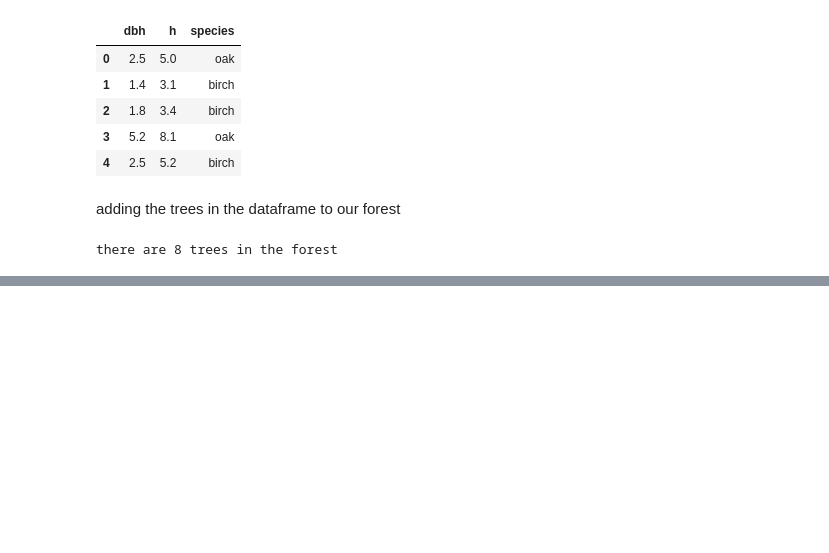
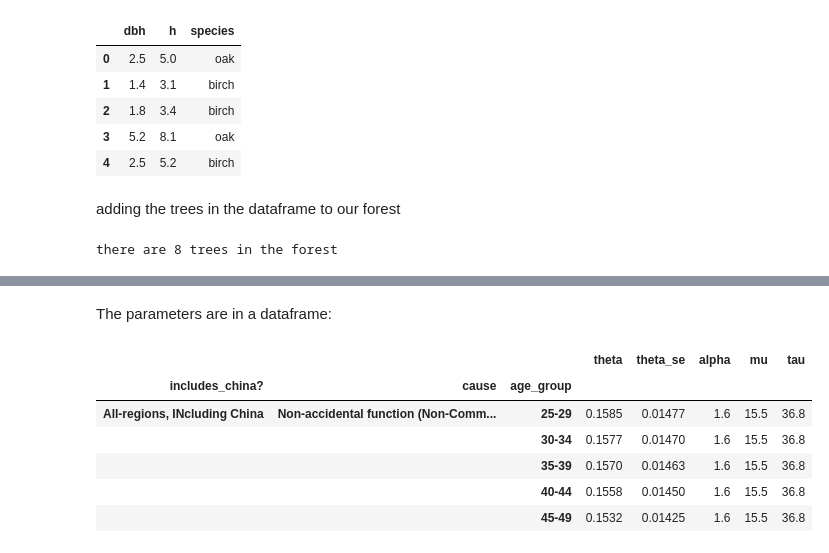
Before and after one commit to bjsilver/bag_class_class, a Jupyter notebook: index.ipynb, the cells around one changed output, grey strips where cells are left out. Saved outputs shown, nothing was run; the diff lists cells and outputs as text; code cells hidden in the pictures; blank space fills up the shorter version.

```diff
--- a/index.ipynb
+++ b/index.ipynb
@@ -292,0 +373,12 @@ forest.total_biomass('rowan')
+# %% [markdown]
+The parameters are in a dataframe:
+# %%
+pd.read_csv('gemm_parameters.csv', index_col=[0,1,2]).head()
+# %% [output]
+|  |  |  | theta | theta_se | alpha | mu | tau |
+| includes_china? | cause | age_group |  |  |  |  |  |
+| All-regions, INcluding China | Non-accidental function (Non-Comm... | 25-29 | 0.1585 | 0.01477 | 1.6 | 15.5 | 36.8 |
+|  |  | 30-34 | 0.1577 | 0.01470 | 1.6 | 15.5 | 36.8 |
+|  |  | 35-39 | 0.1570 | 0.01463 | 1.6 | 15.5 | 36.8 |
+|  |  | 40-44 | 0.1558 | 0.01450 | 1.6 | 15.5 | 36.8 |
+|  |  | 45-49 | 0.1532 | 0.01425 | 1.6 | 15.5 | 36.8 |
```
Also changed, not shown: parts of 14 cells of this notebook, 1 other file.
